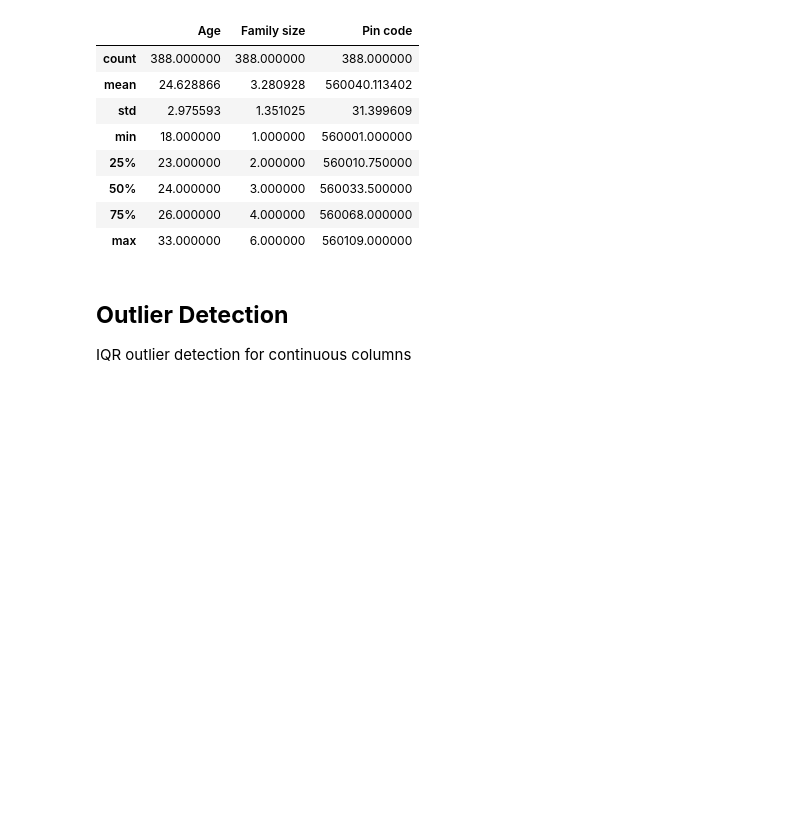
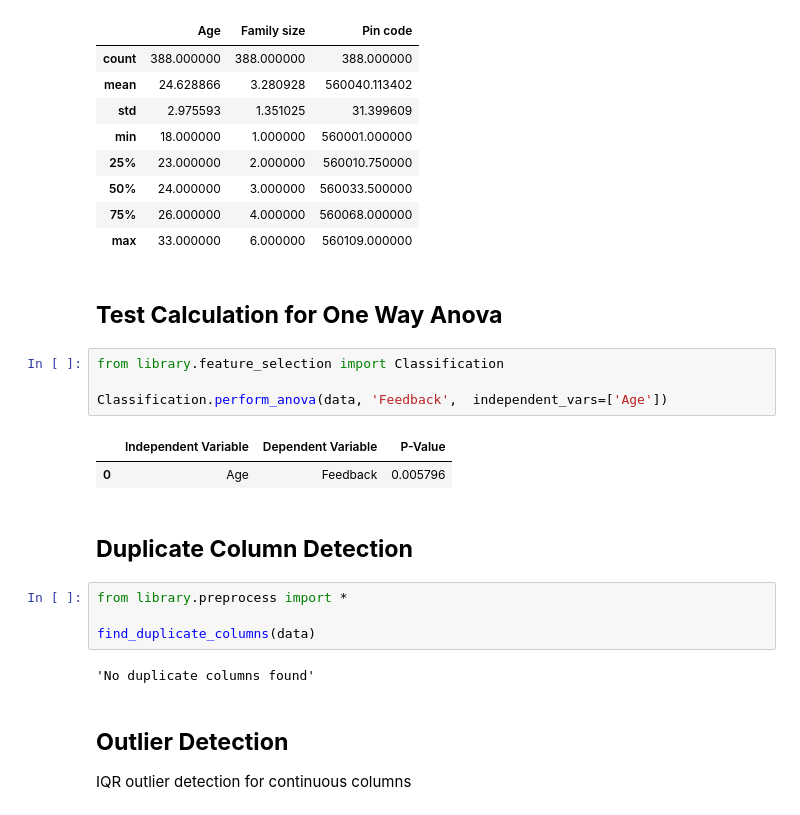
Before and after one commit to danodoms/Classification-Models-Evaluation, a Jupyter notebook: Classification Algos Comparison.ipynb, the cells around one changed output. Saved outputs shown, nothing was run; the diff lists cells and outputs as text; blank space fills up the shorter version.

Commit message:
added anova function

```diff
--- a/Classification Algos Comparison.ipynb
+++ b/Classification Algos Comparison.ipynb
@@ -27,6 +27,23 @@ data.describe()
 | 50% | 24.000000 | 3.000000 | 560033.500000 |
 | 75% | 26.000000 | 4.000000 | 560068.000000 |
 | max | 33.000000 | 6.000000 | 560109.000000 |
+# %% [markdown]
+## **Test Calculation for One Way Anova**
+# %%
+from library.feature_selection import Classification
+
+Classification.perform_anova(data, 'Feedback',  independent_vars=['Age'])
+# %% [output]
+|  | Independent Variable | Dependent Variable | P-Value |
+| 0 | Age | Feedback | 0.005796 |
+# %% [markdown]
+## **Duplicate Column Detection**
+# %%
+from library.preprocess import *
+
+find_duplicate_columns(data)
+# %% [output]
+'No duplicate columns found'
 # %% [markdown]
 ## **Outlier Detection**
 IQR outlier detection for continuous columns
```
Also changed, not shown: parts of 3 cells of this notebook, 2 other files.
